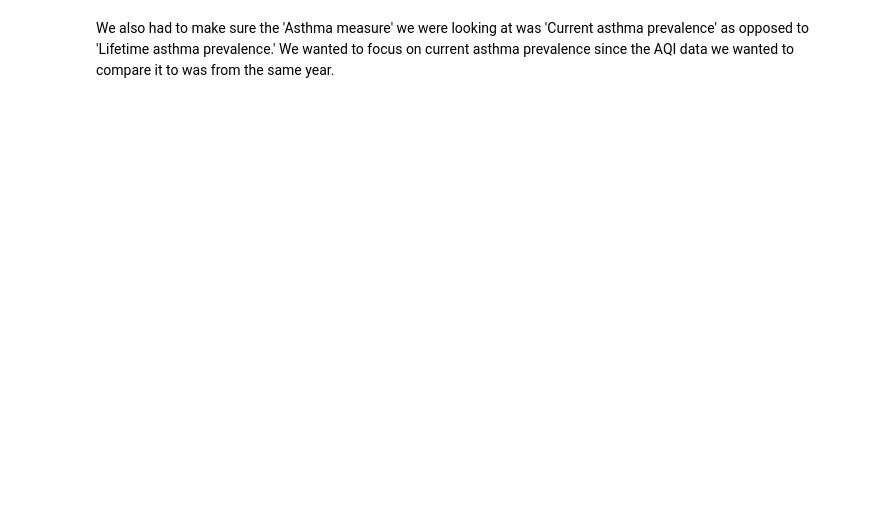
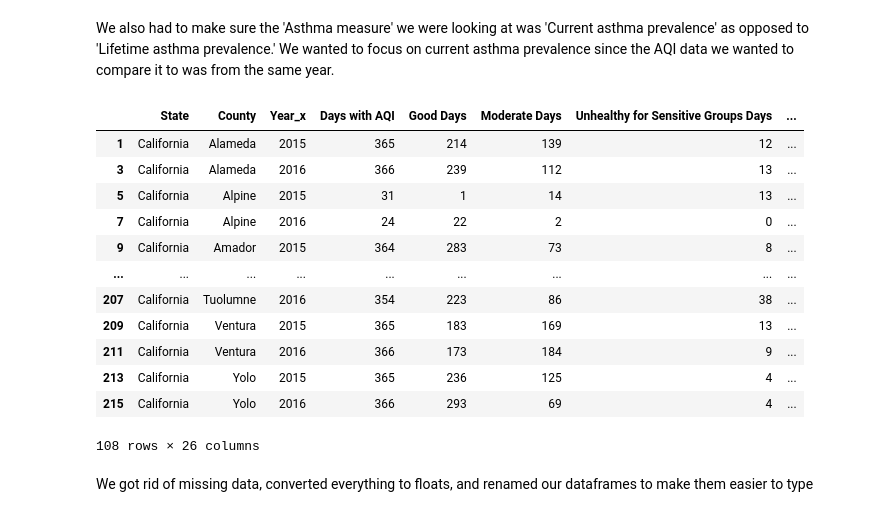
Before and after one commit to ENVS110a-SP23/group5-project, a Jupyter notebook: DataVisualization.ipynb, the cells around one changed output. Cells and saved outputs as stored; diff of their text form; code cells hidden in the pictures; blank space fills up the shorter version.

```diff
--- a/DataVisualization.ipynb
+++ b/DataVisualization.ipynb
@@ -112,2 +142,28 @@ All ages
 # %% [markdown]
 We also had to make sure the 'Asthma measure' we were looking at was 'Current asthma prevalence' as opposed to 'Lifetime asthma prevalence.' We wanted to focus on current asthma prevalence since the AQI data we wanted to compare it to was from the same year.
+# %%
+asthmaAQI_017_2015 = asthmaAQI_017[asthmaAQI_017["Asthma measure"].str.contains("Current asthma prevalence")]
+asthmaAQI_18up_2015 = asthmaAQI_18up[asthmaAQI_18up["Asthma measure"].str.contains("Current asthma prevalence")]
+asthmaAQI_04_2015 = asthmaAQI_04[asthmaAQI_04["Asthma measure"].str.contains("Current asthma prevalence")]
+asthmaAQI_517_2015 = asthmaAQI_517[asthmaAQI_517["Asthma measure"].str.contains("Current asthma prevalence")]
+asthmaAQI_18up_2015 = asthmaAQI_18up[asthmaAQI_18up["Asthma measure"].str.contains("Current asthma prevalence")]
+asthmaAQI_1864_2015 = asthmaAQI_1864[asthmaAQI_1864["Asthma measure"].str.contains("Current asthma prevalence")]
+asthmaAQI_65up_2015 = asthmaAQI_65up[asthmaAQI_65up["Asthma measure"].str.contains("Current asthma prevalence")]
+
+asthmaAQI_017_2015
+# %% [output]
+|  | State | County | Year_x | Days with AQI | Good Days | Moderate Days | Unhealthy for Sensitive Groups Days | ... |
+| 1 | California | Alameda | 2015 | 365 | 214 | 139 | 12 | ... |
+| 3 | California | Alameda | 2016 | 366 | 239 | 112 | 13 | ... |
+| 5 | California | Alpine | 2015 | 31 | 1 | 14 | 13 | ... |
+| 7 | California | Alpine | 2016 | 24 | 22 | 2 | 0 | ... |
+| 9 | California | Amador | 2015 | 364 | 283 | 73 | 8 | ... |
+| ... | ... | ... | ... | ... | ... | ... | ... | ... |
+| 207 | California | Tuolumne | 2016 | 354 | 223 | 86 | 38 | ... |
+| 209 | California | Ventura | 2015 | 365 | 183 | 169 | 13 | ... |
+| 211 | California | Ventura | 2016 | 366 | 173 | 184 | 9 | ... |
+| 213 | California | Yolo | 2015 | 365 | 236 | 125 | 4 | ... |
+| 215 | California | Yolo | 2016 | 366 | 293 | 69 | 4 | ... |
+108 rows × 26 columns
+# %% [markdown]
+We got rid of missing data, converted everything to floats, and renamed our dataframes to make them easier to type
```
Also changed, not shown: parts of 6 cells of this notebook.
